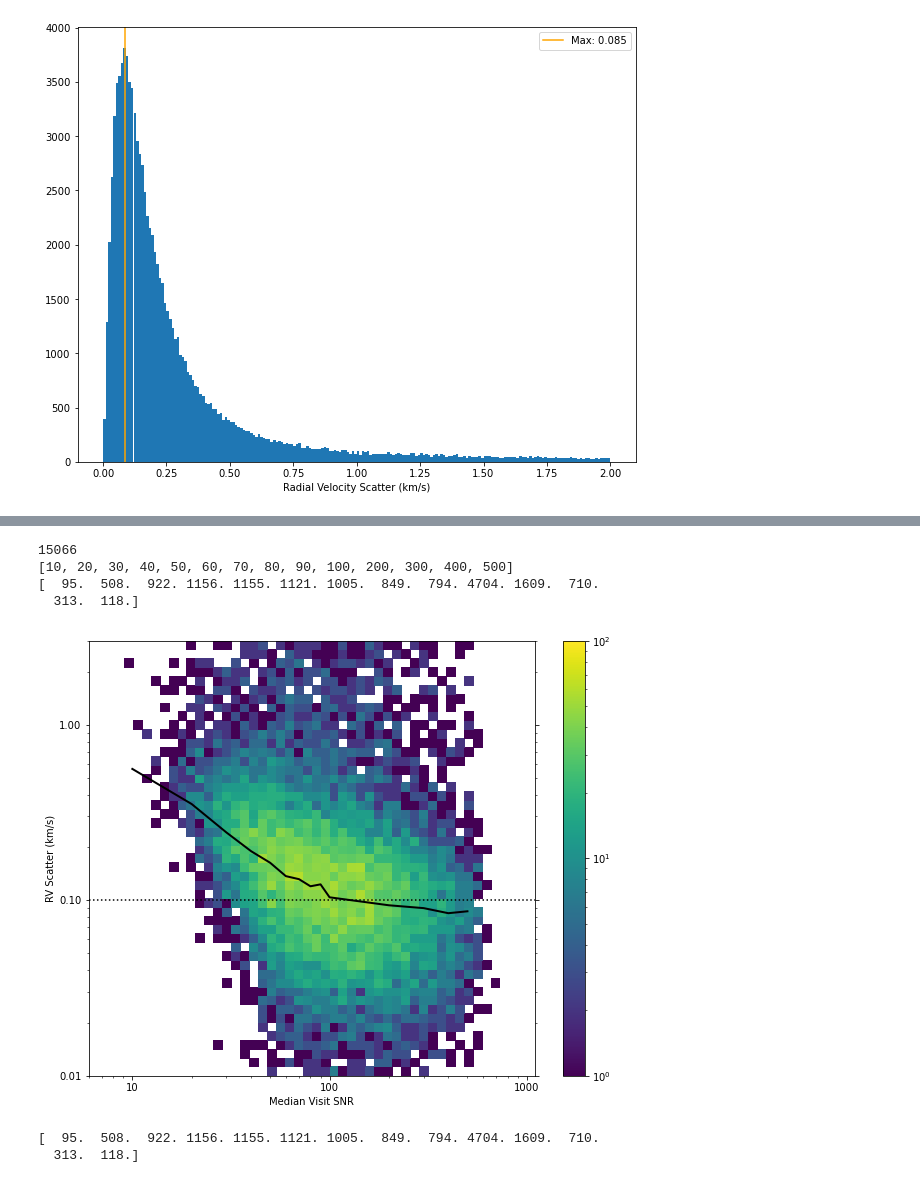
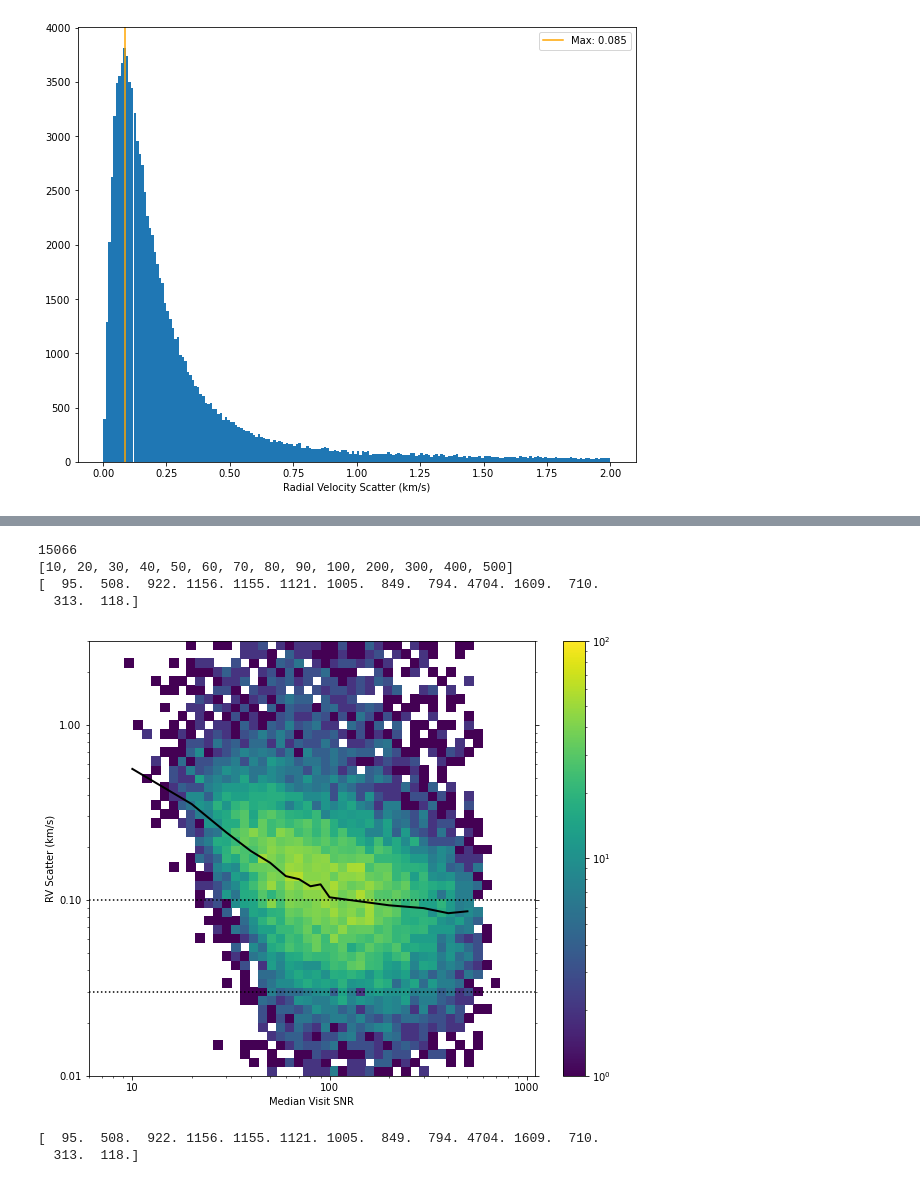
Before and after one commit to deleenm/SDSS-V_Commission, a Jupyter notebook: DR12_RVs.ipynb, the cells around one changed output, grey strips where cells are left out. Saved outputs shown, nothing was run; the diff lists cells and outputs as text; code cells hidden in the pictures.

```diff
--- a/DR12_RVs.ipynb
+++ b/DR12_RVs.ipynb
@@ -390,34 +392,35 @@ xp = np.linspace(10,200)
                        bins=xbins2)
 #xbinCen_arr = (xbins2_arr[0:-1] + xbins2_arr[1:])/2
 xbinCen_arr = xbins2[0:-1]
 print(xbinCen_arr)
 print(count_arr)
 
 counts, _, _ = np.histogram2d(safe_snr_arr,safe_rms_arr,bins=(xbins, ybins))
 
 plt.pcolormesh(xbins, ybins, counts.T,norm=mpl.colors.LogNorm())
 plt.plot(xbinCen_arr,median_arr,lw=2,c='k')
 
 plt.xlabel("Median Visit SNR")
 plt.ylabel("RV Scatter (km/s)")
 plt.xscale('log')
 plt.yscale('log')
 plt.colorbar()
 plt.xlim(6,1100)
 plt.ylim(0.01,3)
 plt.clim(1,100)
 plt.gca().axhline(0.10,c="k",ls=":")
+plt.gca().axhline(0.03,c="k",ls=":")
 plt.tick_params(axis='y', which='both', left=True, right=True,labelleft=True, labelright=False)
 plt.gca().xaxis.set_major_formatter(mpl.ticker.ScalarFormatter())
 plt.gca().yaxis.set_major_formatter(mpl.ticker.ScalarFormatter())
 plt.savefig('DR12_3visit_RVs.png',dpi=200)
 plt.show()
 # %% [output]
 15066
 [10, 20, 30, 40, 50, 60, 70, 80, 90, 100, 200, 300, 400, 500]
 [  95.  508.  922. 1156. 1155. 1121. 1005.  849.  794. 4704. 1609.  710.
   313.  118.]
-[figure, old version]
+[figure, new version]
 # %%
 plt.figure(figsize=(10,8))
 (counts,bins,_) = plt.hist(safe_snr_arr,xbins2,edgecolor='k')
```
Also changed, not shown: parts of 8 cells of this notebook, 3 other files.
